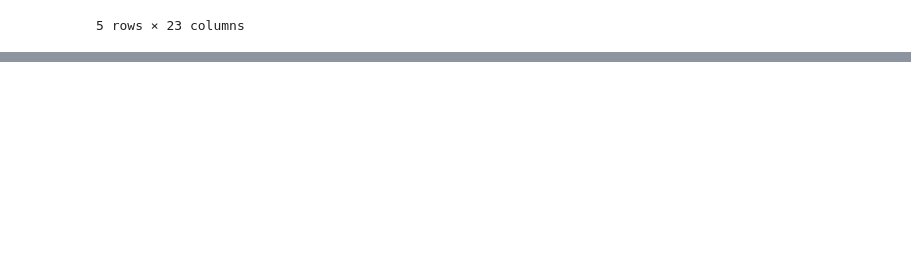
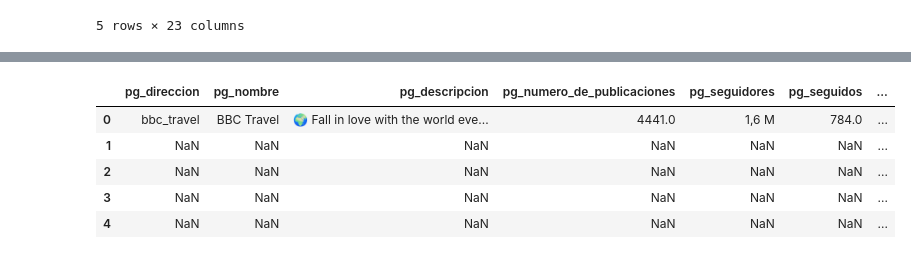
Before and after one commit to segomismo/proyecto-final-ironhack, a Jupyter notebook: src/limpiezadatos.ipynb, the cells around one changed output, grey strips where cells are left out. Saved outputs shown, nothing was run; the diff lists cells and outputs as text; code cells hidden in the pictures; blank space fills up the shorter version.

```diff
--- a/src/limpiezadatos.ipynb
+++ b/src/limpiezadatos.ipynb
@@ -450,0 +475,11 @@ df2.head()
+# %%
+df3 = pd.read_csv('../data/datos2.csv')
+# %%
+df3.head()
+# %% [output]
+|  | pg_direccion | pg_nombre | pg_descripcion | pg_numero_de_publicaciones | pg_seguidores | pg_seguidos | ... |
+| 0 | bbc_travel | BBC Travel | 🌍 Fall in love with the world eve... | 4441.0 | 1,6 M | 784.0 | ... |
+| 1 | NaN | NaN | NaN | NaN | NaN | NaN | ... |
+| 2 | NaN | NaN | NaN | NaN | NaN | NaN | ... |
+| 3 | NaN | NaN | NaN | NaN | NaN | NaN | ... |
+| 4 | NaN | NaN | NaN | NaN | NaN | NaN | ... |
```
Also changed, not shown: parts of 5 cells of this notebook, 22 other files.
